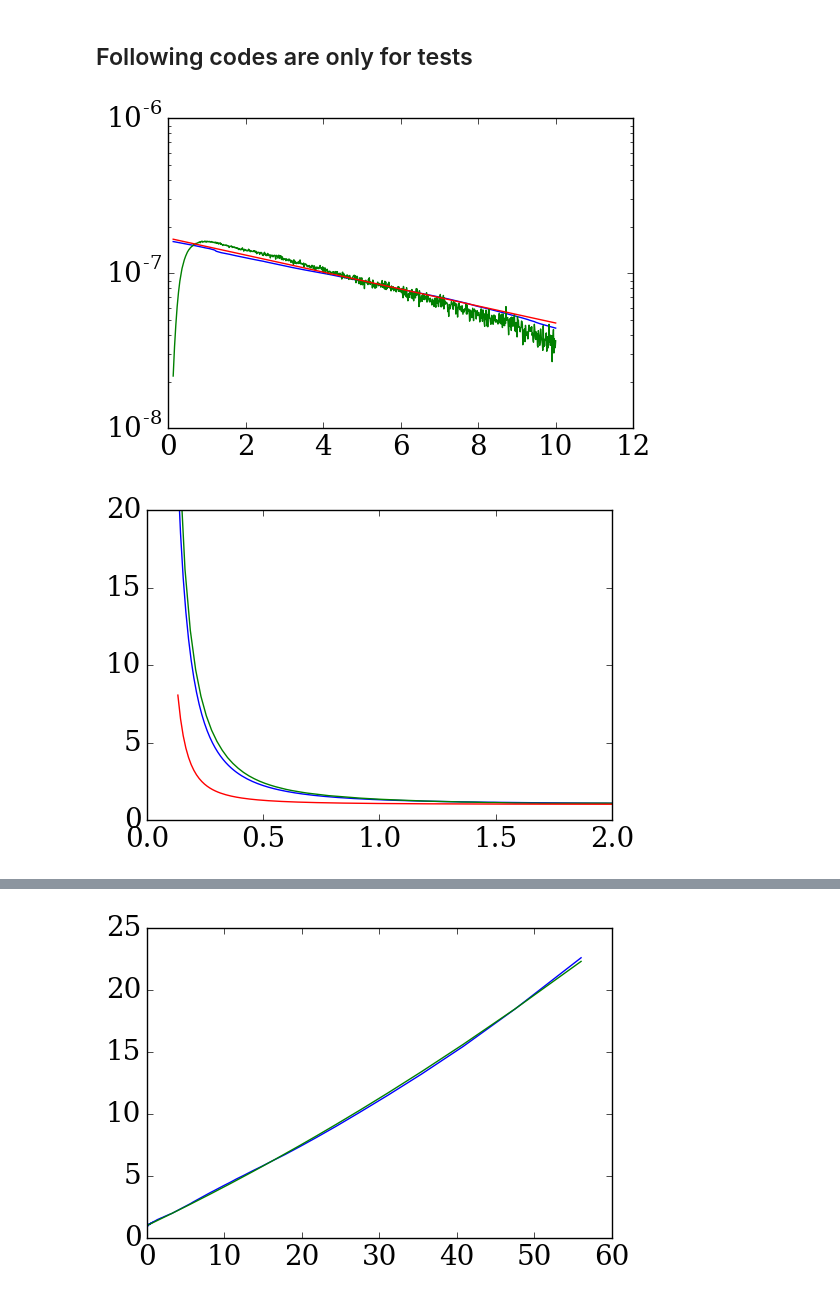
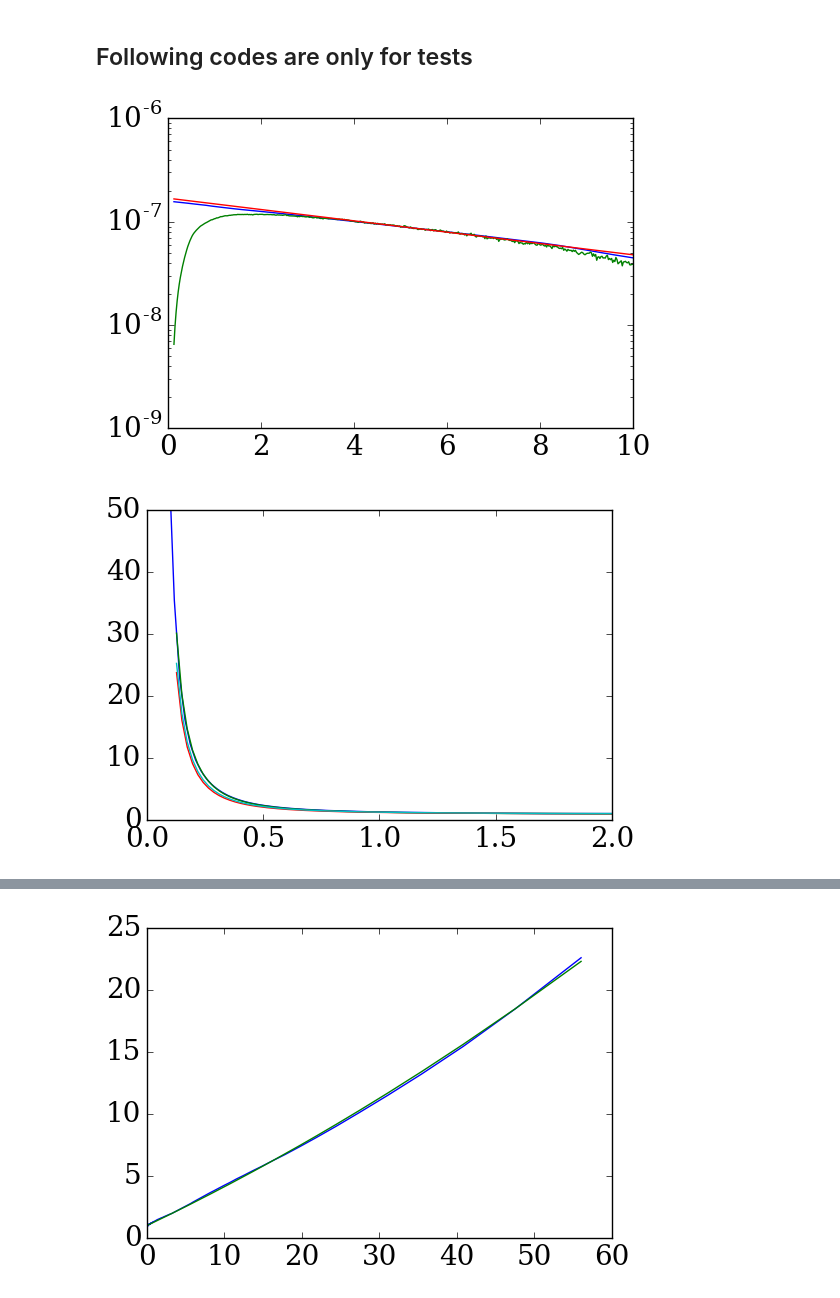
Before and after one commit to cduranalarcon/Lidar_DDU, a Jupyter notebook: Notebooks/System_calibration.ipynb, the cells around one changed output, grey strips where cells are left out. Saved outputs shown, nothing was run; the diff lists cells and outputs as text; code cells hidden in the pictures.

```diff
--- a/Notebooks/System_calibration.ipynb
+++ b/Notebooks/System_calibration.ipynb
@@ -223,14 +223,14 @@ pylab.show()
 #Overlapping correction
 # %%
 ##### output Temporal RESolution
-TRES = 5 #min.
+TRES = 10 #min.
 
 ##### output Temporal resolution
-VRES = 3 #bins, 1bin = 3.8m # try only 1,2,3,6 bins
+VRES = 6 #bins, 1bin = 3.8m # try only 1,2,3,6 bins
 
 year = 2017
 month = 3
-day  = 21
+day  = 8
 hour = 14
 path_in = "I:/PHD/Lidar/Processing_V3/Signals/"+str(TRES)+"min"+str(VRES)+"bins/"
 
@@ -253,7 +253,7 @@ C,P,r,K, SNR, CC, sigma = CalSys(year, month, day,hour, TRES = TRES, VRES = VRES
 B = P[0][int(11*3./VRES):]/C[0]
 Bm = 0.996*sm_lidar/((8*np.pi/3)*1.0401)*np.exp(-2*np.cumsum(sm_lidar)*(r[1]-r[0]))
 
-O = np.loadtxt(path_in+"Overlapping_"+str(TRES)+"min_"+str(VRES)+"_08032017_14UTC.dat")
+#O = np.loadtxt(path_in+"Overlapping_"+str(TRES)+"min_"+str(VRES)+"_08032017_14UTC.dat")
 O3 = np.loadtxt("C:/Users/duran/Documents/PhD/CODES/Python27/Notebooks/LIDAR/OverlapCorrBr_15min-6pix.txt")
 r3 = np.loadtxt("C:/Users/duran/Documents/PhD/CODES/Python27/Notebooks/LIDAR/r_15min-6pix.txt")
 
@@ -274,41 +274,49 @@ O2 = (Bm/B)
 
 #X = r[int(11*3./VRES):][pix_lin]
 #Y = np.log(B[pix_lin])
 
 x = r[int(11*3./VRES):]
 p = np.polyfit(1/x**2, O5, 2)
 O5_fit = p[0]/x**4+p[1]/x**2+p[2]
+
 p = np.polyfit(1/x**2, O2, 2)
 O2_fit = p[0]/x**4+p[1]/x**2+p[2]
+
+x = r[int(11*3./VRES):]
+p = np.polyfit(1/x**2, O5, 2)
+O5_fit = p[0]/x**4+p[1]/x**2+p[2]
+
+p = np.polyfit(1/x**2, O4, 2)
+O4_fit = p[0]/x**4+p[1]/x**2+p[2]
 
 #pylab.plot(1/x**2,O2)
 #pylab.plot(1/x**2,O2_fit)
 #pylab.plot(x,O2)
 #pylab.plot(x,O2_fit)
 #pylab.show()
 
-
 #pylab.plot(1/x**2,O5)
 #pylab.plot(1/x**2,O5_fit)
 #pylab.show()
 
-
-
 #pylab.plot(r[int(11*3./VRES):],O2)
 #pylab.plot(r[int(11*3./VRES):],O2_fit)
-pylab.plot(r[int(11*3./VRES):],O)
 pylab.plot(r3[3:]/1000.,O3)
-#pylab.plot(r[int(11*3./VRES):],O4)
+pylab.plot(x,O4_fit)
+pylab.plot(x,O2_fit)
 #pylab.plot(x,O5)
 pylab.plot(x,O5_fit)
-pylab.axis([0,2,0,20])
+pylab.axis([0,2,0,50])
 pylab.show()
 
+np.savetxt(path_in+"Overlapping_"+str(TRES)+"min_"+str(VRES)+"bins_08032017_14UTC.dat",O2_fit)
+np.savetxt(path_in+"Overlapping_"+str(TRES)+"min_"+str(VRES)+"bins_08032017_14UTC_r.dat",r[int(11*3./VRES):])
 
+np.savetxt(path_in+"Overlapping_"+str(TRES)+"min_"+str(VRES)+"bins_08032017_14UTC2.dat",O4_fit)
+np.savetxt(path_in+"Overlapping_"+str(TRES)+"min_"+str(VRES)+"bins_08032017_14UTC_r2.dat",r[int(11*3./VRES):])
 
-
-#np.savetxt(path_in+"Overlapping_"+str(TRES)+"min_"+str(VRES)+"_08032017_14UTC.dat",O5_fit)
-#np.savetxt(path_in+"Overlapping_"+str(TRES)+"min_"+str(VRES)+"_08032017_14UTC_r.dat",r[int(11*3./VRES):])
+np.savetxt(path_in+"Overlapping_"+str(TRES)+"min_"+str(VRES)+"bins_08032017_14UTC3.dat",O5_fit)
+np.savetxt(path_in+"Overlapping_"+str(TRES)+"min_"+str(VRES)+"bins_08032017_14UTC_r3.dat",r[int(11*3./VRES):])
 # %% [output]
-[figure, old version]
+[figure, new version]
-[figure, old version]
+[figure, new version]
```
Also changed, not shown: parts of 2 cells of this notebook.
